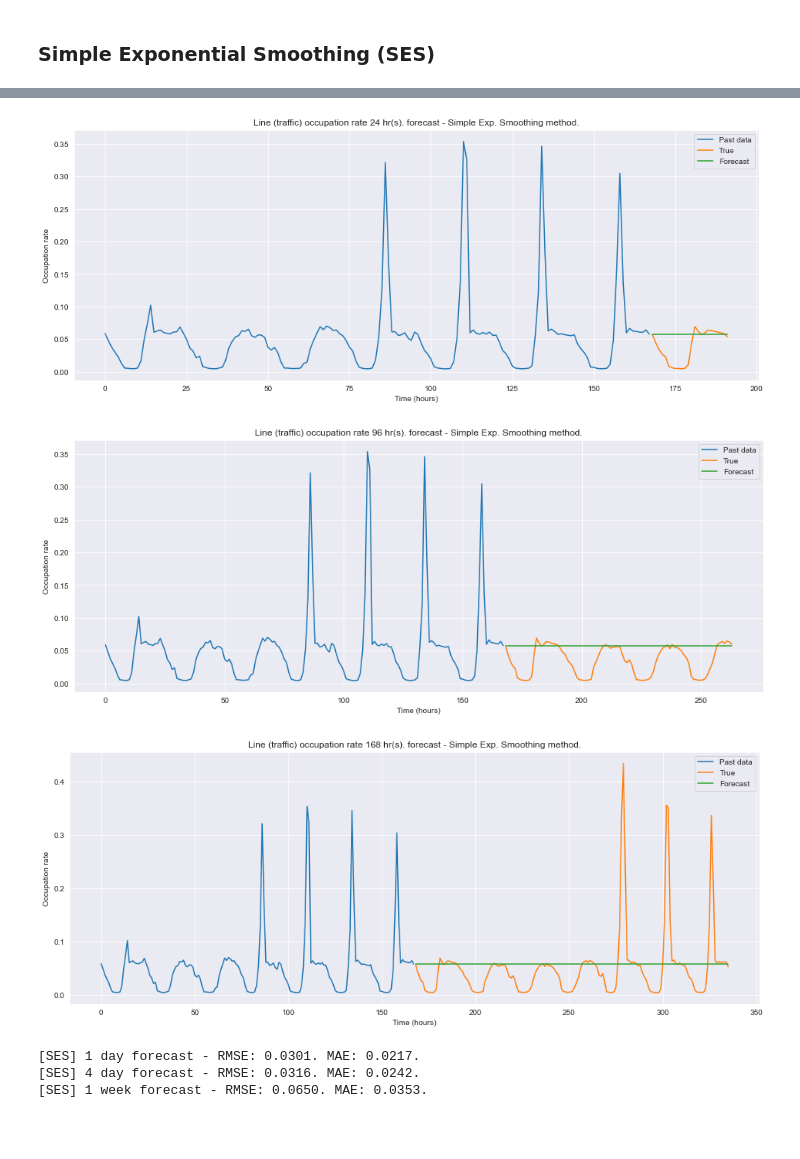
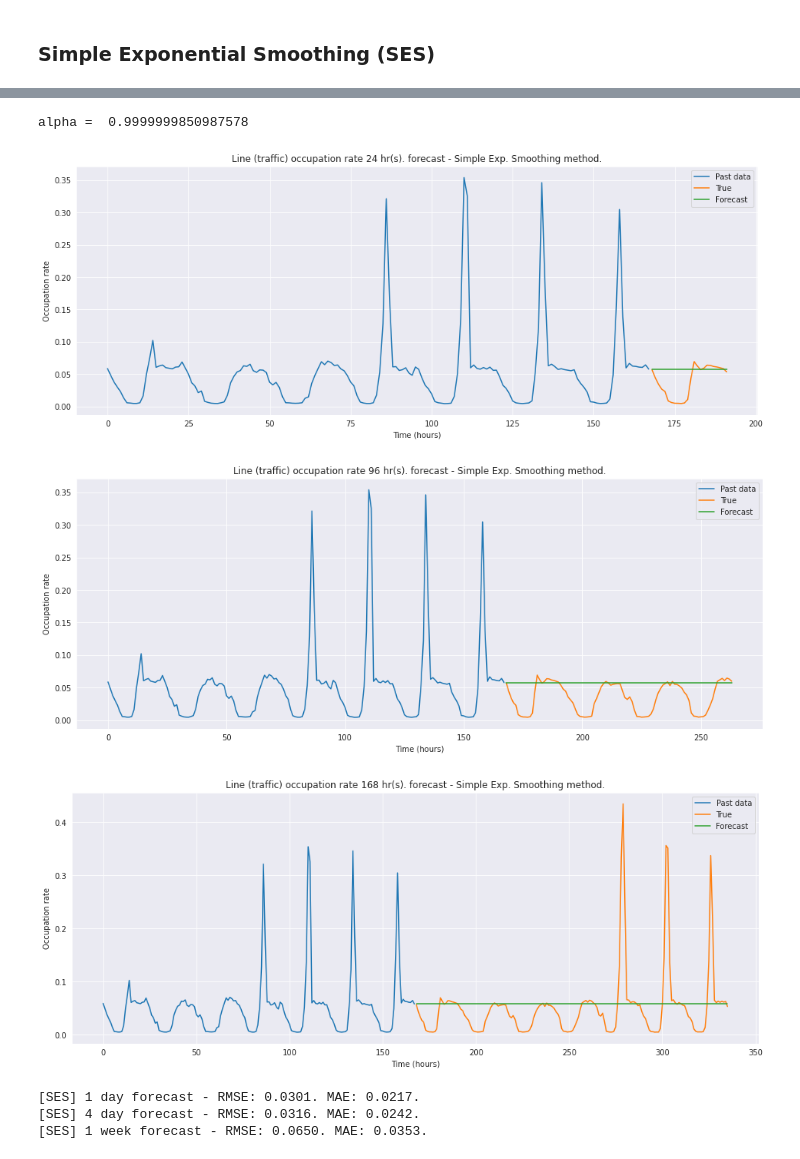
Before and after one commit to andresC98/TSF_Transformers_TFM, a Jupyter notebook: code_notebooks/[TFM] Classical Forecasting Models - Traffic & Electricity Benchmarks.ipynb, the cells around one changed output, grey strips where cells are left out. Saved outputs shown, nothing was run; the diff lists cells and outputs as text; code cells hidden in the pictures; blank space fills up the shorter version.

```diff
--- a/code_notebooks/[TFM] Classical Forecasting Models - Traffic & Electricity Benchmarks.ipynb
+++ b/code_notebooks/[TFM] Classical Forecasting Models - Traffic & Electricity Benchmarks.ipynb
@@ -328,17 +397,17 @@ traffic_df
 17544 rows × 863 columns
 # %%
-data = traffic_df["0"].values # We will pick this particular series for the experiment
+data_traffic = traffic_df["0"].values # We will pick this particular series for the experiment
 
-train_size = int(len(data) * 0.7) # 70% of the data (past)
-train, test = data[0:train_size], data[train_size:len(data)]
+train_size = int(len(data_traffic) * 0.7) # 70% of the data (past)
+train_traffic, test_traffic = data_traffic[0:train_size], data_traffic[train_size:len(data_traffic)]
 
-true_1day = test[:24]
-true_4day = test[:24*4]
-true_1week = test[:168]
+true_1day_traffic = test_traffic[:24]
+true_4day_traffic = test_traffic[:24*4]
+true_1week_traffic = test_traffic[:168]
 
-print('Number of observations: %d (hours)' % (len(data)))
-print('Num. of Training Observations: %d (hours)' % (len(train)))
-print('Num. of Test Observations: %d (hours)' % (len(test)))
+print('Number of observations: %d (hours)' % (len(data_traffic)))
+print('Num. of Training Observations: %d (hours)' % (len(train_traffic)))
+print('Num. of Test Observations: %d (hours)' % (len(test_traffic)))
 # %% [output]
 Number of observations: 17544 (hours)
 Num. of Training Observations: 12280 (hours)
@@ -404,5 +475,5 @@ print("[ARIMA] 1 week forecast - RMSE: {:.4f}. MAE: {:.4f}.".format(rmse_1week,
 # %% [markdown]
 ### Simple Exponential Smoothing (SES)
 # %%
-simple_ES = SimpleExpSmoothing(train, initialization_method="estimated").fit()
+simple_ES = SimpleExpSmoothing(train_traffic, initialization_method="estimated").fit()
 # %%
@@ -410,15 +499,21 @@ simple_ES = SimpleExpSmoothing(train, initialization_method="estimated").fit()
+# %%
+# Checking the smoothing level
+print("alpha = ",simple_ES.params['smoothing_level'])
+# close to 1 === recent data is more relevant for the model, i.e. almost naive forecast
+# %% [output]
+alpha =  0.9999999850987578
 # %%
 # Generating a 1-day forecast
 forecast_1day_SES = simple_ES.forecast(next_day)
-plot_model_forecast(train, test, forecast_1day_SES, next_day, "traffic", "Simple Exp. Smoothing")
+plot_model_forecast(train_traffic, test_traffic, forecast_1day_SES, next_day, "traffic", "Simple Exp. Smoothing")
 # Generating a 4-day forecast
 forecast_4day_SES = simple_ES.forecast(next_4_days)
-plot_model_forecast(train, test, forecast_4day_SES, next_4_days, "traffic", "Simple Exp. Smoothing")
+plot_model_forecast(train_traffic, test_traffic, forecast_4day_SES, next_4_days, "traffic", "Simple Exp. Smoothing")
 # Generating a 1-week forecast
 forecast_1week_SES = simple_ES.forecast(next_week)
-plot_model_forecast(train, test, forecast_1week_SES, next_week, "traffic", "Simple Exp. Smoothing")
+plot_model_forecast(train_traffic, test_traffic, forecast_1week_SES, next_week, "traffic", "Simple Exp. Smoothing")
 # %% [output]
-[figure, old version]
+[figure, new version]
-[figure, old version]
+[figure, new version]
-[figure, old version]
+[figure, new version]
 # %%
```
Also changed, not shown: parts of 34 cells of this notebook.
